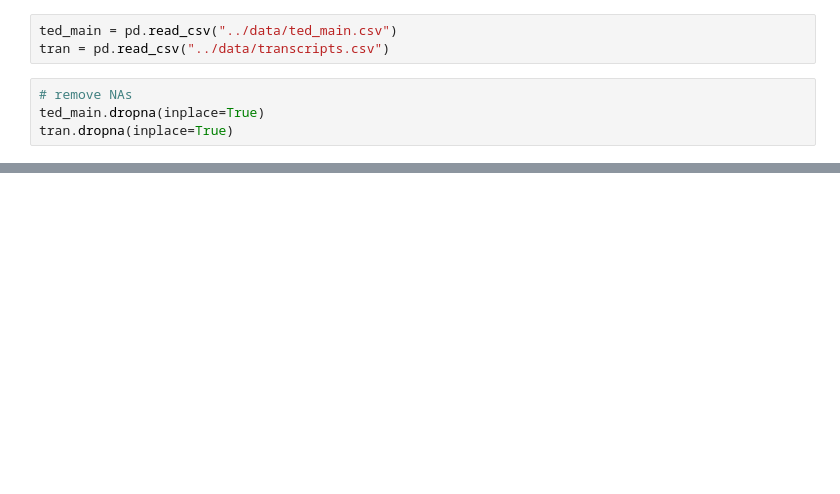
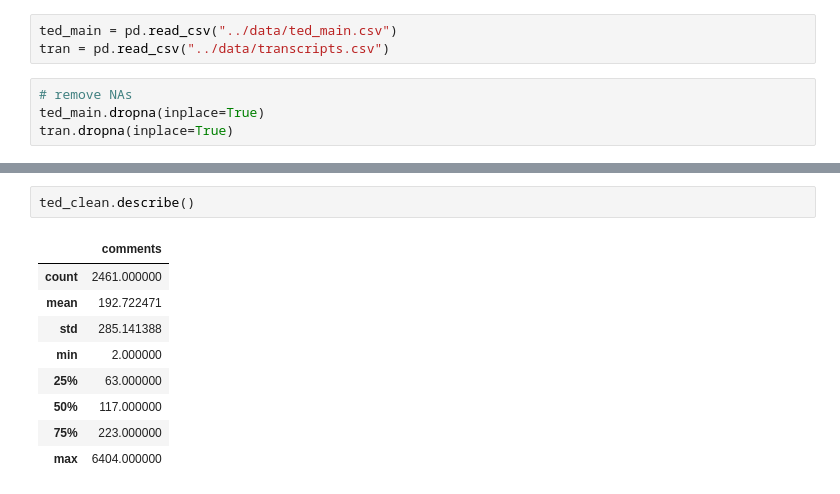
Before and after one commit to Data-Science-for-Linguists-2023/TED-Talk-Rating-Analysis, a Jupyter notebook: code/code1.ipynb, the cells around one changed output, grey strips where cells are left out. Cells and saved outputs as stored; diff of their text form; blank space fills up the shorter version.

```diff
--- a/code/code1.ipynb
+++ b/code/code1.ipynb
@@ -78,0 +65,12 @@ ted.ratings[0]
+# %%
+ted_clean.describe()
+# %% [output]
+|  | comments |
+| count | 2461.000000 |
+| mean | 192.722471 |
+| std | 285.141388 |
+| min | 2.000000 |
+| 25% | 63.000000 |
+| 50% | 117.000000 |
+| 75% | 223.000000 |
+| max | 6404.000000 |
```
Also changed, not shown: parts of 18 cells of this notebook.
